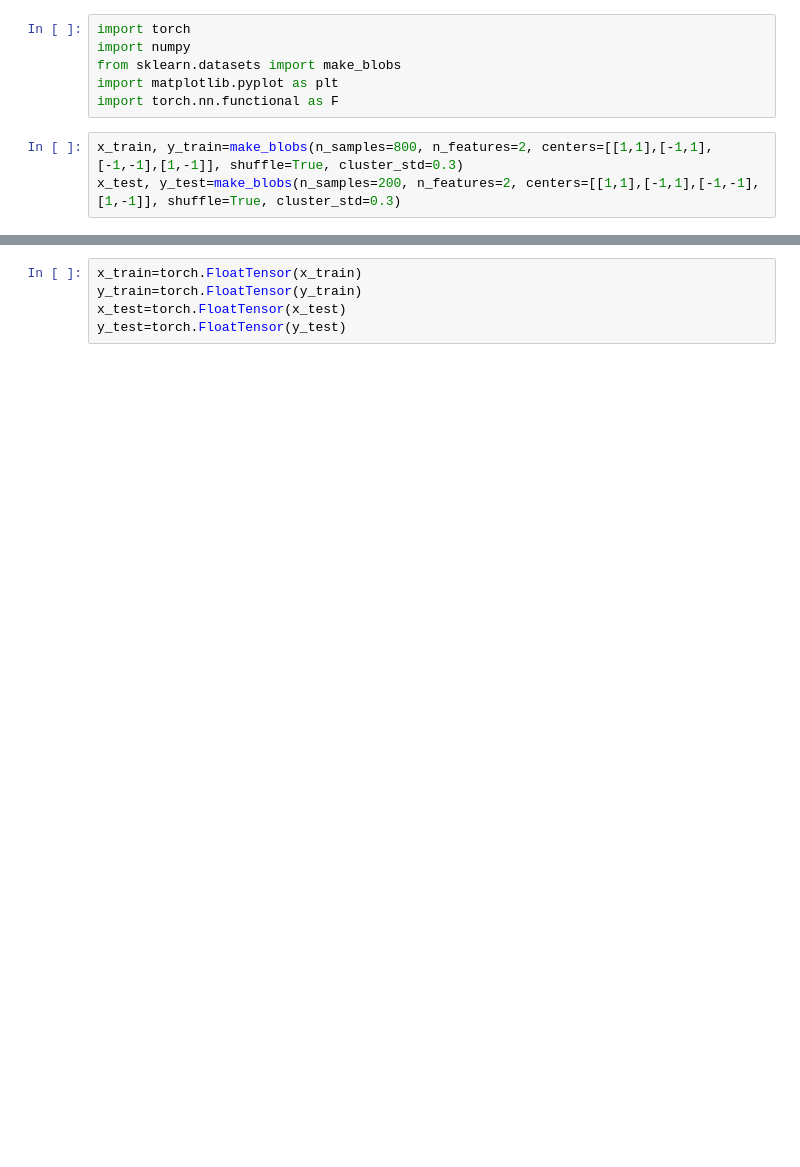
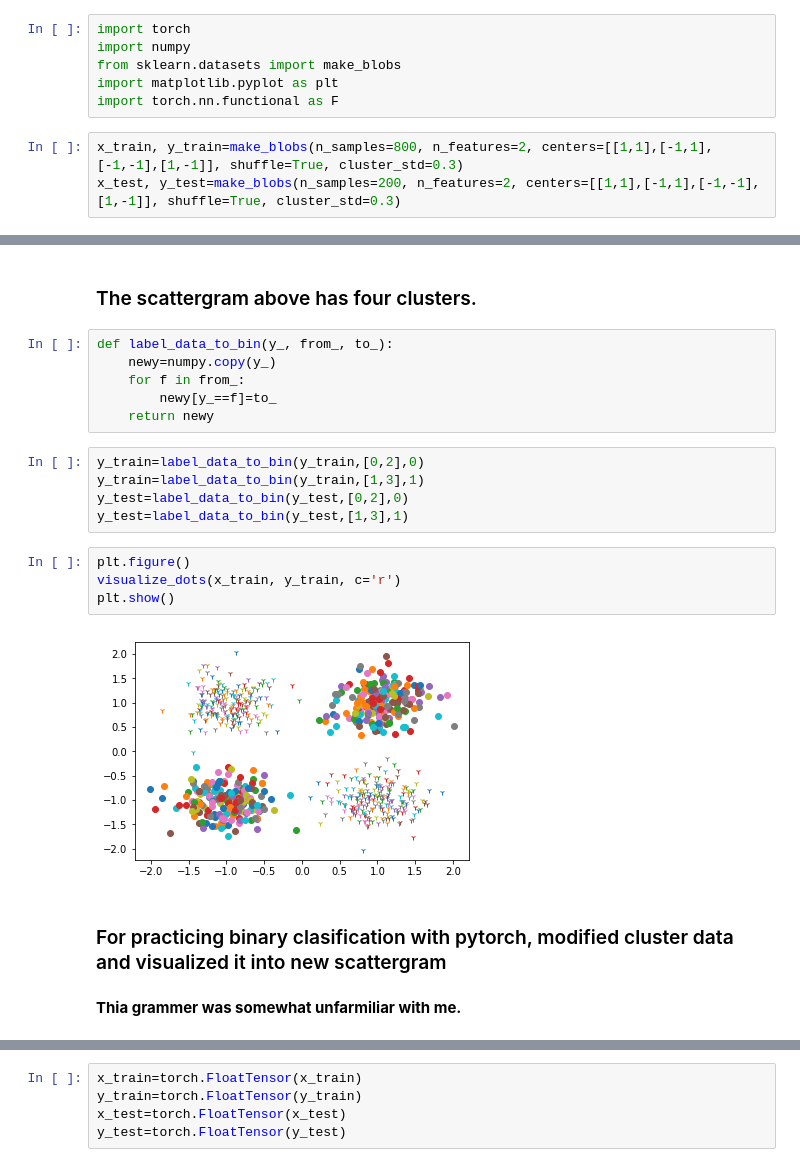
Before and after one commit to dhk1349/Data_Science_From_Scratch, a Jupyter notebook: Pytorch/ANN_clustered_data.ipynb, the cells around one changed output, grey strips where cells are left out. Cells and saved outputs as stored; diff of their text form; blank space fills up the shorter version.

```diff
--- a/Pytorch/ANN_clustered_data.ipynb
+++ b/Pytorch/ANN_clustered_data.ipynb
@@ -60,0 +61,23 @@ plt.show()
+# %% [markdown]
+<h3>The scattergram above has four clusters.</h3>
+# %%
+def label_data_to_bin(y_, from_, to_):
+    newy=numpy.copy(y_)
+    for f in from_:
+        newy[y_==f]=to_
+    return newy
+# %%
+y_train=label_data_to_bin(y_train,[0,2],0)
+y_train=label_data_to_bin(y_train,[1,3],1)
+y_test=label_data_to_bin(y_test,[0,2],0)
+y_test=label_data_to_bin(y_test,[1,3],1)
+# %%
+plt.figure()
+visualize_dots(x_train, y_train, c='r')
+plt.show()
+# %% [output]
+[figure, added]
+# %% [markdown]
+<h3>For practicing binary clasification with pytorch, modified cluster data and visualized it into new scattergram</h3>
+# %% [markdown]
+<p><b>Thia grammer was somewhat unfarmiliar with me.</b></p>
```
Also changed, not shown: parts of 16 cells of this notebook, 4 other files.
